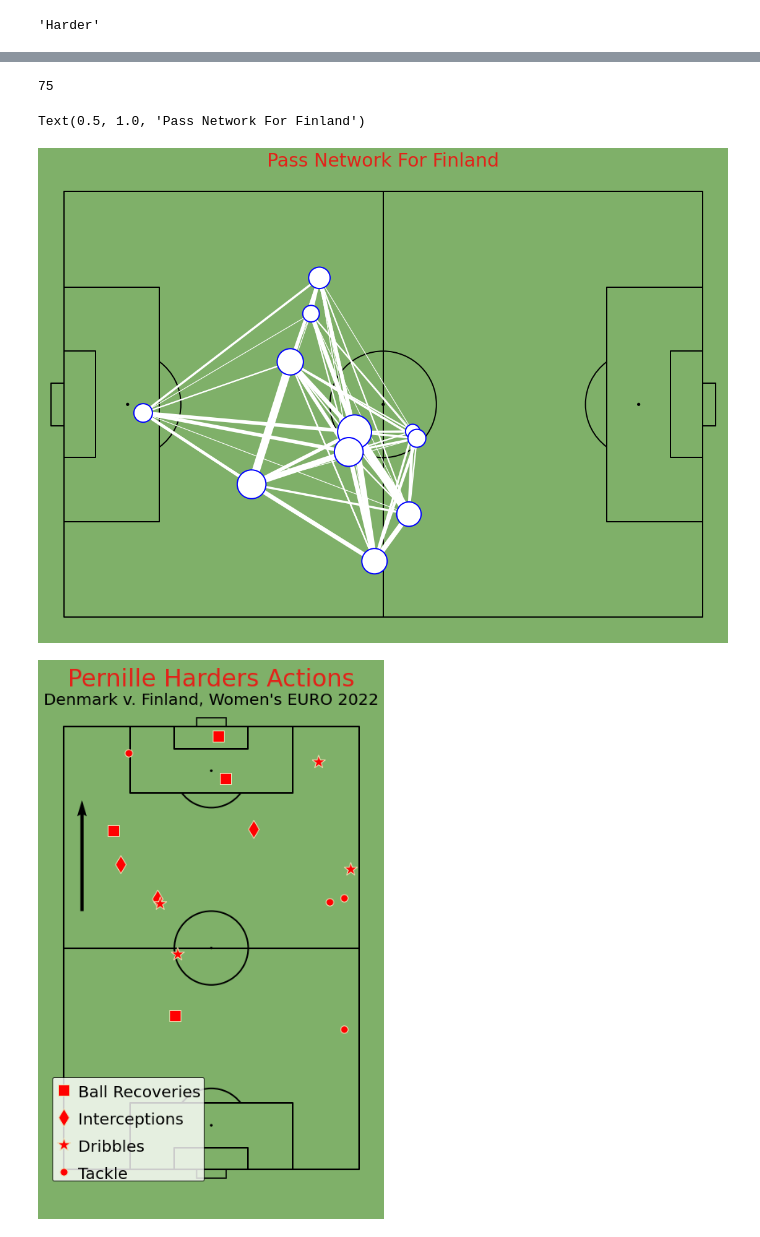
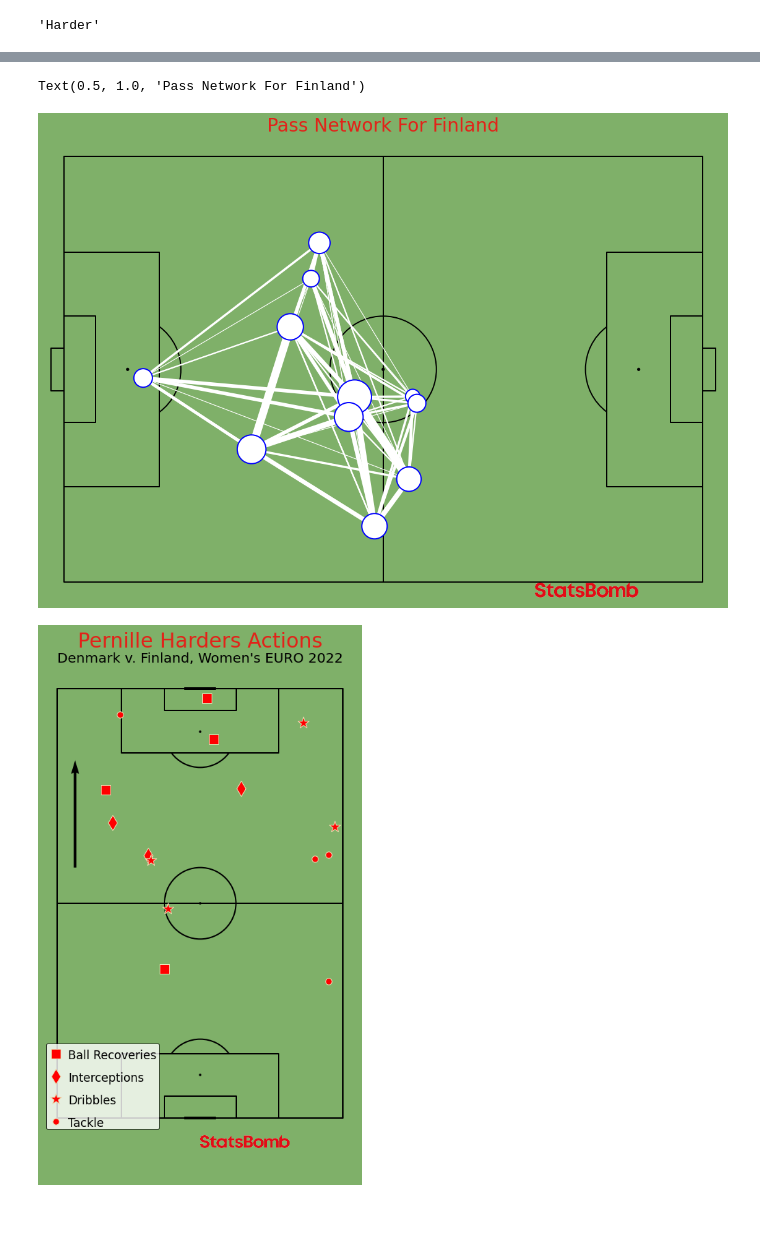
Before and after one commit to AugustSteff/Data-Analysis-in-football, a Jupyter notebook: Den v Fin_Analysis.ipynb, the cells around one changed output, grey strips where cells are left out. Saved outputs shown, nothing was run; the diff lists cells and outputs as text; code cells hidden in the pictures.

```diff
--- a/Den v Fin_Analysis.ipynb
+++ b/Den v Fin_Analysis.ipynb
@@ -14,2 +17,4 @@ from matplotlib.colors import to_rgba, LinearSegmentedColormap
 # %%
 df = sb.events(match_id=3835329)
+# %%
+im = Image.open(r"C:\Users\Gusse\OneDrive\Dokumenter\Python\Womens Euro 2022\sb_text_logo.png")
@@ -279,15 +352,0 @@ pass_fin = pass_fin.drop('pass_end_location', axis=1)
-# %%
-pass_fin_map = pass_fin
-
-pass_fin_map["passer"] = pass_fin_map["player_id"]
-pass_fin_map["recipient"] = pass_fin_map["player_id"].shift(-1)
-
-subsFin = dfFin[dfFin["type"] =="Substitution"]
-subsFin = subsFin["minute"]
-firstSubFin = subsFin.min()
-
-pass_fin_map = pass_fin_map[pass_fin_map["minute"]<firstSubFin]
-
-firstSubFin
-# %% [output]
-75
@@ -325,9 +365,14 @@ pass_lines = pitch.lines(pass_betweenFin.x_start, pass_betweenFin.y_start,
 pass_nodes = pitch.scatter(average_locationsFin.x_start, average_locationsFin.y_start,
                            s=average_locationsFin.marker_size,
                            color='white', edgecolors='blue', linewidth=2, alpha=1, ax=ax, label = "Finland Player")
+ax3 = fig.add_axes([0.65, 0.016, 0.27, 0.03])
+ax3.axis('off')
+ax3.imshow(im)
 
 
 ax.set_title("Pass Network For Finland", fontsize=30, color="#E32219")
+
+#plt.savefig('Pass Network, Finland', dpi=300)
 # %% [output]
 Text(0.5, 1.0, 'Pass Network For Finland')
-[figure, old version]
+[figure, new version]
@@ -354,28 +379,34 @@ Tackle = harderEvents[harderEvents.duel_type == "Tackle"]
 # %%
-pitch = VerticalPitch(pitch_type='statsbomb', goal_type="box", goal_alpha=0.8, pitch_color=pitchColor, line_color='black')
-fig, axs= pitch.grid(figheight=10, title_height=0.08, endnote_space=0, axis=False,title_space=0, grid_height=0.82, endnote_height=0.05)
+pitch = VerticalPitch(pitch_type='statsbomb', pitch_color=pitchColor, line_color='black')
+fig, axs= pitch.grid(figheight=13, title_height=0.06,  axis=False)
 fig.set_facecolor(figColor)
 
 pitch.arrows(70, 5, 100, 5, ax=axs["pitch"], color="black")
 
 scatter_recovery = pitch.scatter(BallRecovery.x, BallRecovery.y, c='red', edgecolor = "#ECE4B7", s=200, marker='s',  ax=axs['pitch'], label = "Ball Recoveries")
 
 scatter_interception = pitch.scatter(Interception.x, Interception.y, c='red', s=250, marker='d', edgecolor = "#ECE4B7", ax=axs['pitch'], label = "Interceptions")
 
 scatter_dribble = pitch.scatter(Dribble.x, Dribble.y, c='red', edgecolor="#ECE4B7", s=300, marker='*',  ax=axs['pitch'], label = "Dribbles")
 
 scatter_tackle = pitch.scatter(Tackle.x, Tackle.y, c='red', edgecolor="#ECE4B7", s=350, marker=".",  ax=axs['pitch'], label = "Tackle")
 
 axs["title"].text (0.5, 0.7, "Pernille Harders Actions", color="#E32219", va="center", ha="center", fontsize=30)
 
 axs["title"].text (0.5, 0.25, "Denmark v. Finland, Women's EURO 2022", color="black",  va="center", ha="center", fontsize=20)
 
+ax3 = fig.add_axes([0.5, 0.010, 0.27, 0.24])
+ax3.axis('off')
+ax3.imshow(im)
+
 legend = axs['pitch'].legend(loc='lower left', labelspacing=1.5, edgecolor="black")
 for text in legend.get_texts():
-    text.set_fontsize(20)
+    text.set_fontsize(17)
     text.set_va('center')
+
+
 #plt.savefig('Harder Actions, Denmark v Finland', dpi=300)
 # %% [output]
-[figure, old version]
+[figure, new version]
 # %%
 pitch = VerticalPitch(pitch_type='statsbomb', pitch_color=pitchColor,  line_color='black', line_zorder=2)
```
Also changed, not shown: parts of 28 cells of this notebook.
